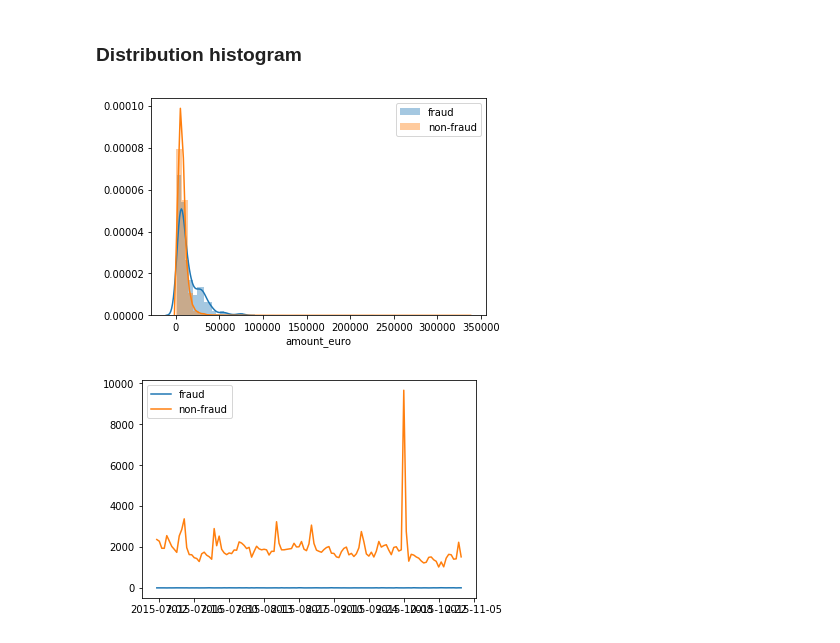
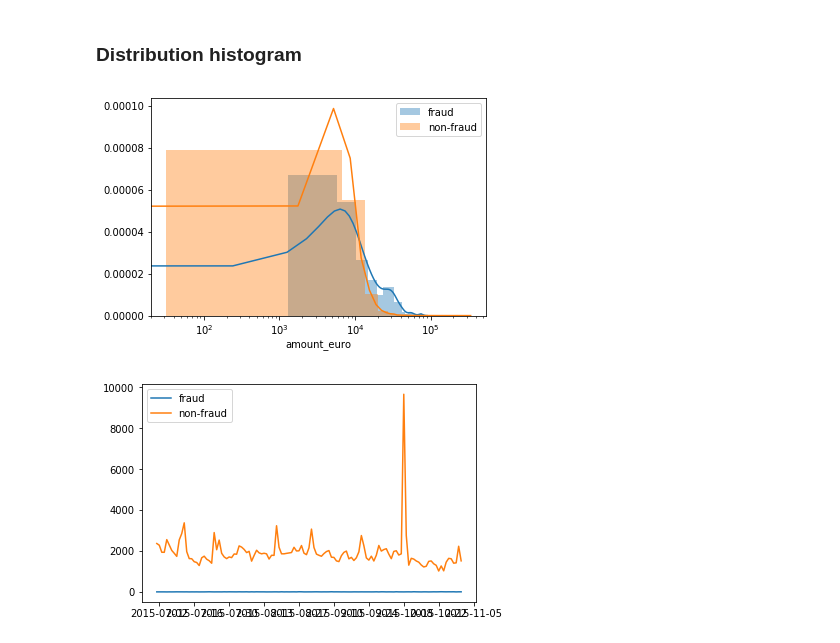
Before and after one commit to enreina/cs4035-lab, a Jupyter notebook: lab1/fraud_detection.ipynb, the cells around one changed output. Drawn from its saved outputs; the diff is of its cells as text; code cells hidden in the pictures.

```diff
--- a/lab1/fraud_detection.ipynb
+++ b/lab1/fraud_detection.ipynb
@@ -102,6 +102,11 @@ data_preproc.head()
 ### Transform date to pandas datetime
 # %%
 data_preproc['creationdate'] = pd.to_datetime(data_preproc['creationdate'])
+# save month, date, and weekday
+data_preproc['creation_month'] = data_preproc.creationdate.dt.month
+data_preproc['creation_weekday'] = data_preproc.creationdate.dt.weekday
+data_preproc['creation_day'] = data_preproc.creationdate.dt.day
+
 # don't need to process booking date, will be removed anyway:
 # data_preproc['bookingdate'] = pd.to_datetime(data_preproc['bookingdate'])
 # convert datetime to timestamp
@@ -123,7 +122,7 @@ data_preproc['cvcresponsecode'] = map(lambda x: 3 if int(x) >= 3 else int(x), da
 data_preproc['bin'] = data_preproc['bin'].astype(int)
 data_preproc['bin'] = data_preproc['bin'].astype(str)
 data_preproc['txid'] = data_preproc['txid'].astype(str)
-for category_column in ["txvariantcode","currencycode","shopperinteraction","simple_journal","cardverificationcodesupplied","cvcresponsecode","accountcode"]:
+for category_column in ["issuercountrycode","txvariantcode", "bin", "currencycode","shopperinteraction","simple_journal","cardverificationcodesupplied","cvcresponsecode","accountcode"]:
     data_preproc[category_column] = data_preproc[category_column].astype("category")
 data_preproc.dtypes
 # %% [output]
@@ -223,13 +221,15 @@ We try the following visualization:
 # %%
 fraud = data_preproc.loc[data_preproc['is_fraud'] == 1]
 non_fraud = data_preproc.loc[data_preproc['is_fraud'] == 0]
 plt.figure("Amount Distribution (Fraud vs Non-Fraud)")
-sns.distplot(fraud['amount_euro'], label="fraud")
-sns.distplot(non_fraud['amount_euro'], label="non-fraud")
+fraud_plot = sns.distplot(fraud['amount_euro'], label="fraud")
+fraud_plot.set_xscale('log')
+non_fraud_plot = sns.distplot(non_fraud['amount_euro'], label="non-fraud")
+non_fraud_plot.set_xscale('log')
 plt.legend()
 plt.show()
 # %% [output]
-[figure, old version]
+[figure, new version]
 # %%
 temp_fraud = fraud.set_index('creationdate').resample('1D').count()['txid']
 x_fraud = temp_fraud.index
```
Also changed, not shown: parts of 22 cells of this notebook, 1 other file.
